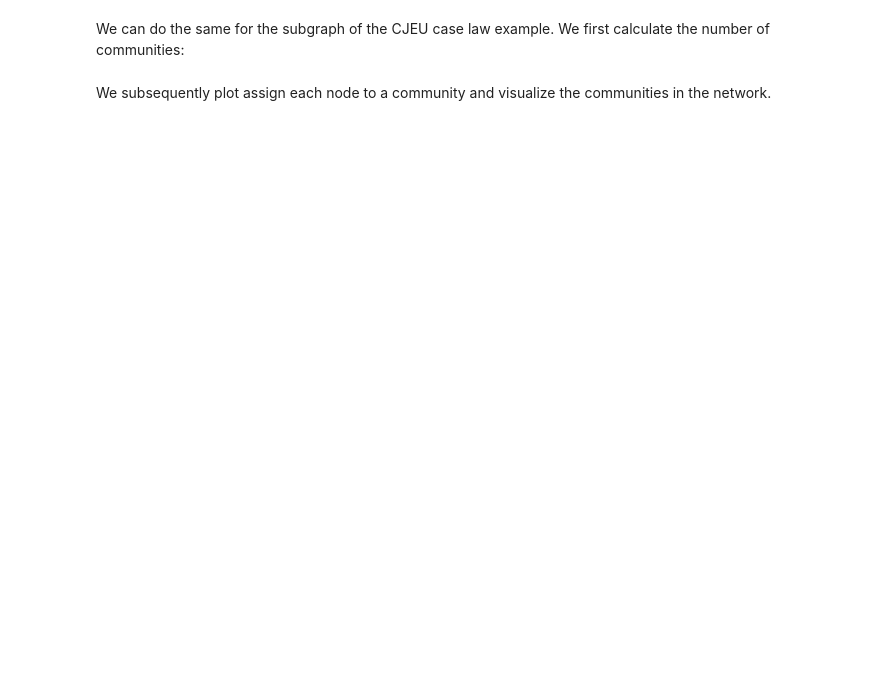
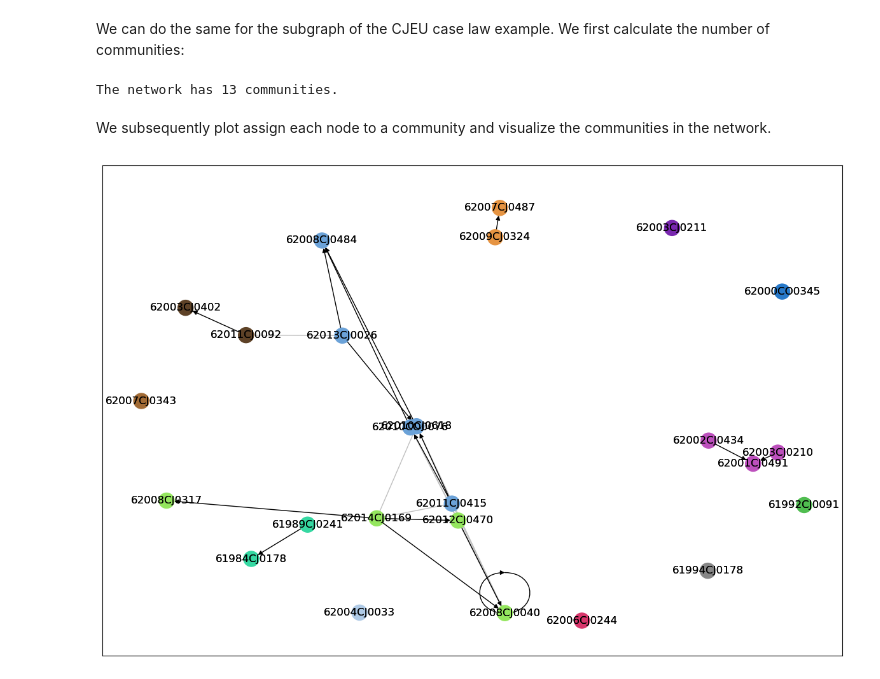
Before and after one commit to maastrichtlawtech/legalnetworkanalysis_textbook, a Jupyter notebook: Chapter_4_Communities.ipynb, the cells around one changed output. Drawn from its saved outputs; the diff is of its cells as text; code cells hidden in the pictures; blank space fills up the shorter version.

```diff
--- a/Chapter_4_Communities.ipynb
+++ b/Chapter_4_Communities.ipynb
@@ -503,8 +544,11 @@ nx.draw_networkx_labels(g_kite, pos=pos);
 # %% [markdown]
 We can do the same for the subgraph of the CJEU case law example. We first calculate the number of communities:
 # %%
+g_consprot2 = load_graph_from_json("data/g_consprot2.json")
 communities = sorted(nx.algorithms.community.greedy_modularity_communities(g_consprot2), key=len, reverse=True)
 print(f"The network has {len(communities)} communities.")
+# %% [output]
+The network has 13 communities.
 # %% [markdown]
 We subsequently plot assign each node to a community and visualize the communities in the network.
 # %%
@@ -542,31 +586,33 @@ node_color = [get_color(g_consprot2.nodes[v]['community']) for v in g_consprot2.
 # Set community color for edges between members of the same community (internal) and intra-community edges (external)
 external = [(v, w) for v, w in g_consprot2.edges if g_consprot2.edges[v, w]['community'] == 0]
 internal = [(v, w) for v, w in g_consprot2.edges if g_consprot2.edges[v, w]['community'] > 0]
 internal_color = ['black' for e in internal]
 
 # Set node and edge communities
 set_node_community(g_consprot2, communities)
 set_edge_community(g_consprot2)
 node_color = [get_color(g_consprot2.nodes[v]['community']) for v in g_consprot2.nodes]
 # Set community color for edges between members of the same community (internal) and intra-community edges (external)
 external = [(v, w) for v, w in g_consprot2.edges if g_consprot2.edges[v, w]['community'] == 0]
 internal = [(v, w) for v, w in g_consprot2.edges if g_consprot2.edges[v, w]['community'] > 0]
 internal_color = ['black' for e in internal]
 
-g_consprot2_pos = nx.spring_layout(g_consprot)
+g_consprot2_pos = nx.spring_layout(g_consprot2)
 plt.rcParams.update({'figure.figsize': (15, 10)})
 # Draw external edges
 nx.draw_networkx(
     g_consprot2,
     pos=g_consprot2_pos,
     node_size=0,
     edgelist=external,
     edge_color="silver")
 # Draw nodes and internal edges
 nx.draw_networkx(
     g_consprot2,
     pos=g_consprot2_pos,
     node_color=node_color,
     edgelist=internal,
     edge_color=internal_color)
 plt.show()
+# %% [output]
+[figure, added]
```
Also changed, not shown: parts of 34 cells of this notebook, 1 other file.
